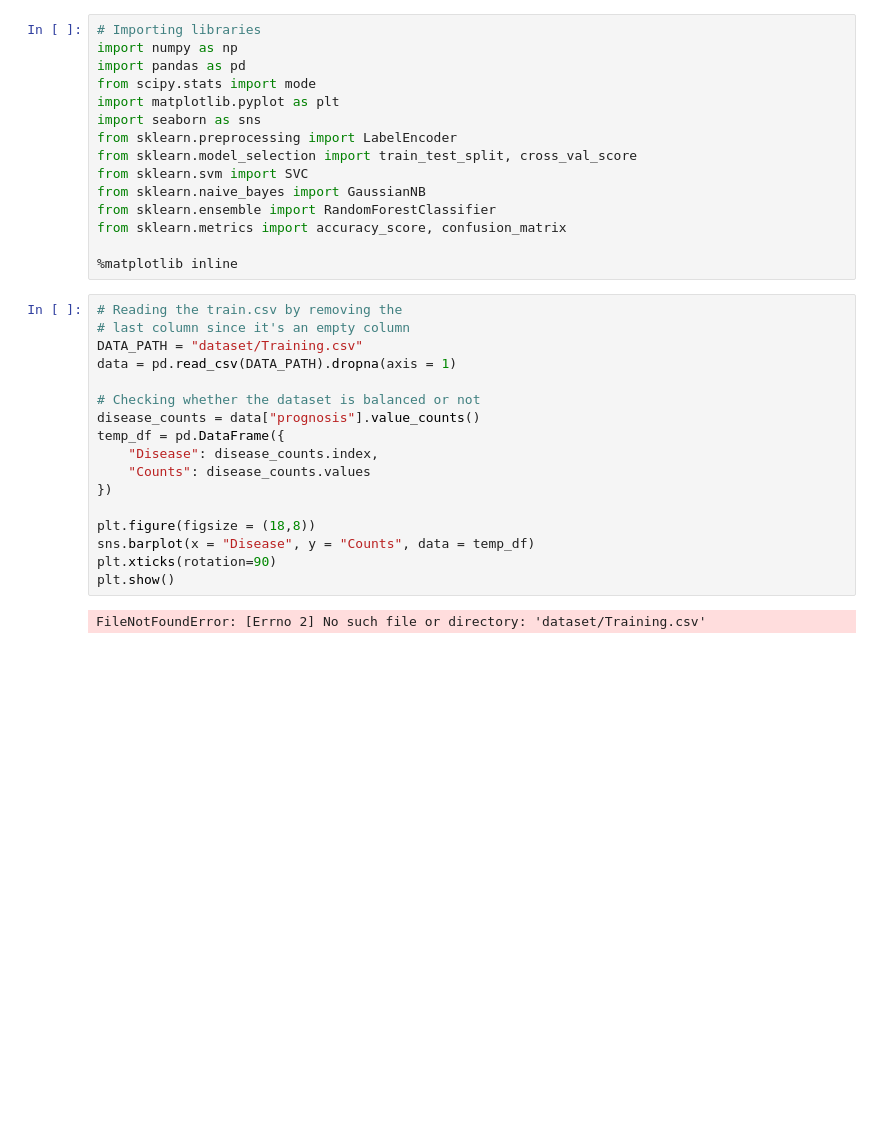
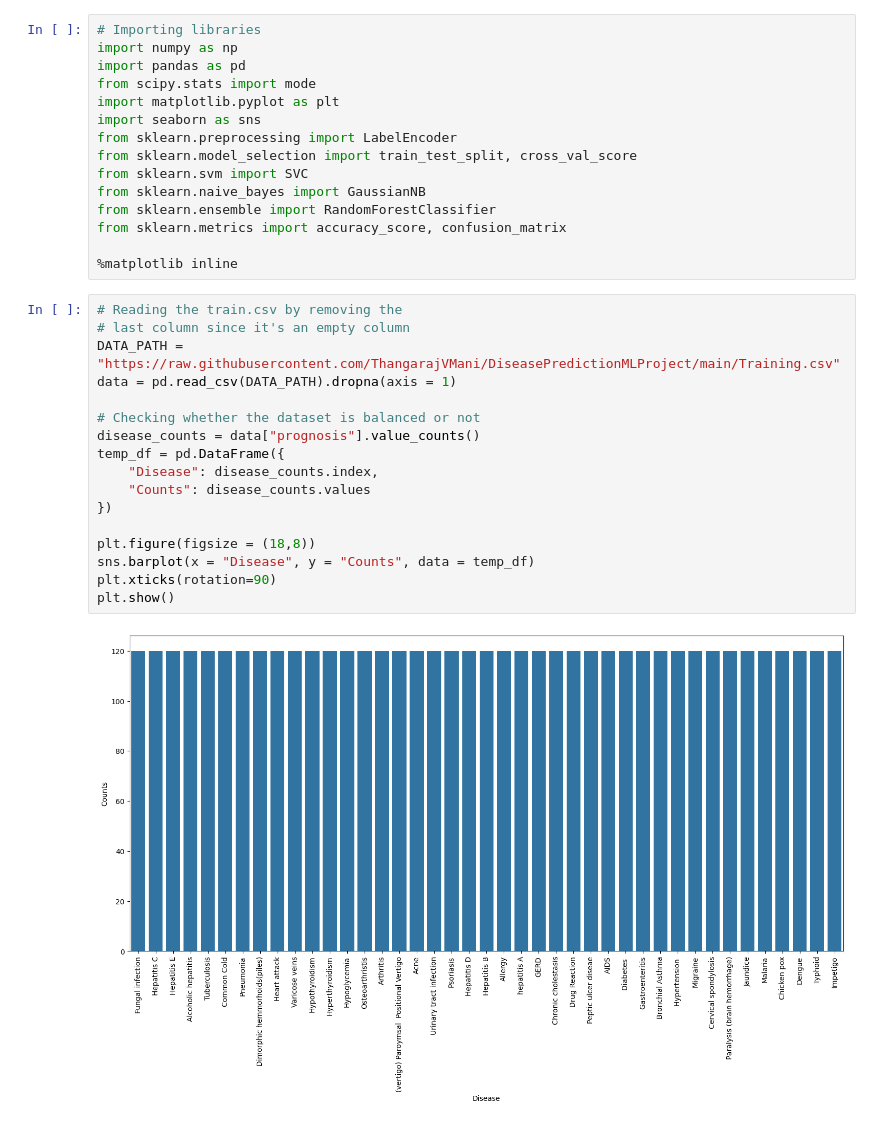
Before and after one commit to ThangarajVMani/DiseasePredictionMLProject, a Jupyter notebook: DiseasePrediction.ipynb, the cells around one changed output. Drawn from its saved outputs; the diff is of its cells as text; blank space fills up the shorter version.

```diff
--- a/DiseasePrediction.ipynb
+++ b/DiseasePrediction.ipynb
@@ -18,19 +18,19 @@ from sklearn.metrics import accuracy_score, confusion_matrix
 # %%
 # Reading the train.csv by removing the
 # last column since it's an empty column
-DATA_PATH = "dataset/Training.csv"
+DATA_PATH = "https://raw.githubusercontent.com/ThangarajVMani/DiseasePredictionMLProject/main/Training.csv"
 data = pd.read_csv(DATA_PATH).dropna(axis = 1)
 
 # Checking whether the dataset is balanced or not
 disease_counts = data["prognosis"].value_counts()
 temp_df = pd.DataFrame({
     "Disease": disease_counts.index,
     "Counts": disease_counts.values
 })
 
 plt.figure(figsize = (18,8))
 sns.barplot(x = "Disease", y = "Counts", data = temp_df)
 plt.xticks(rotation=90)
 plt.show()
 # %% [output]
-FileNotFoundError: [Errno 2] No such file or directory: 'dataset/Training.csv'
+[figure, added]
```
